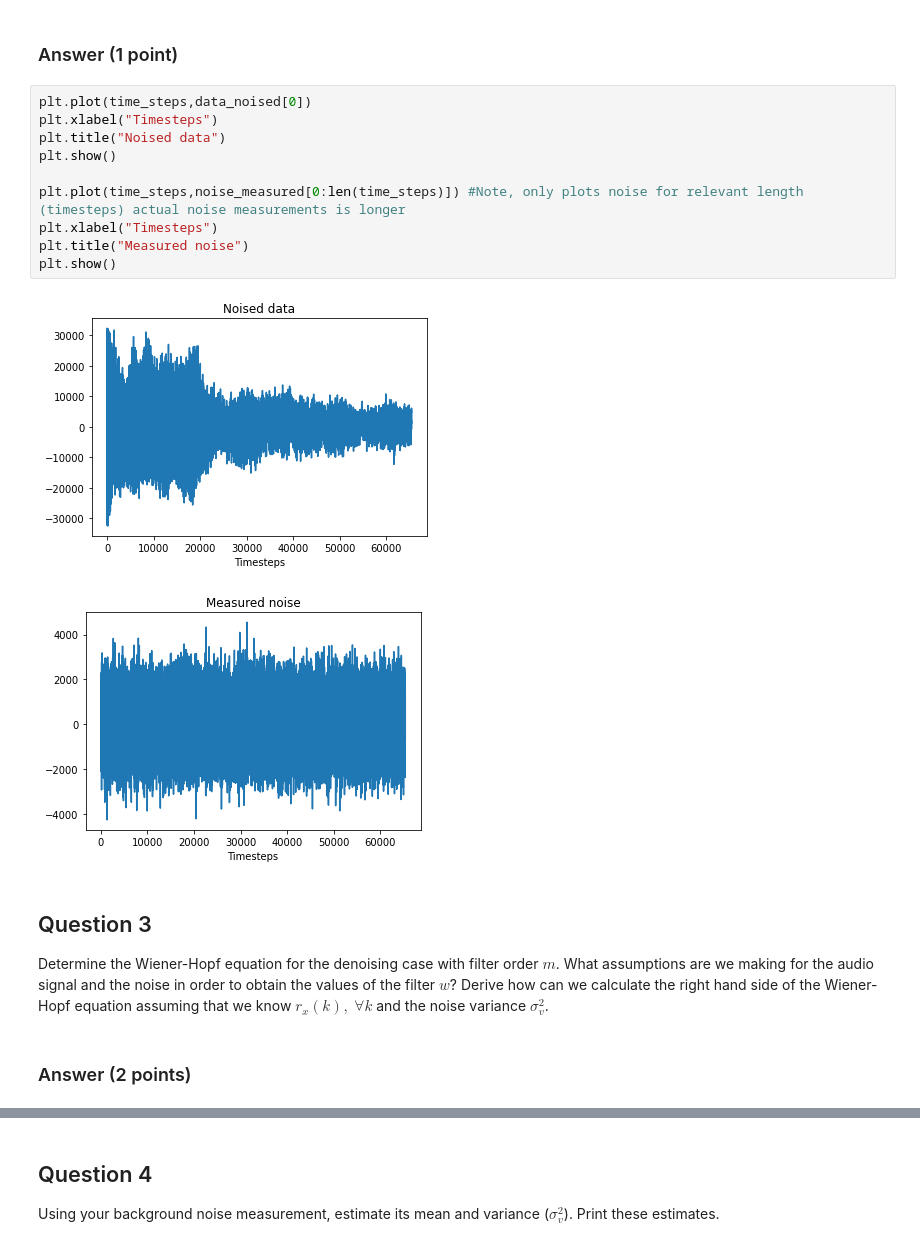
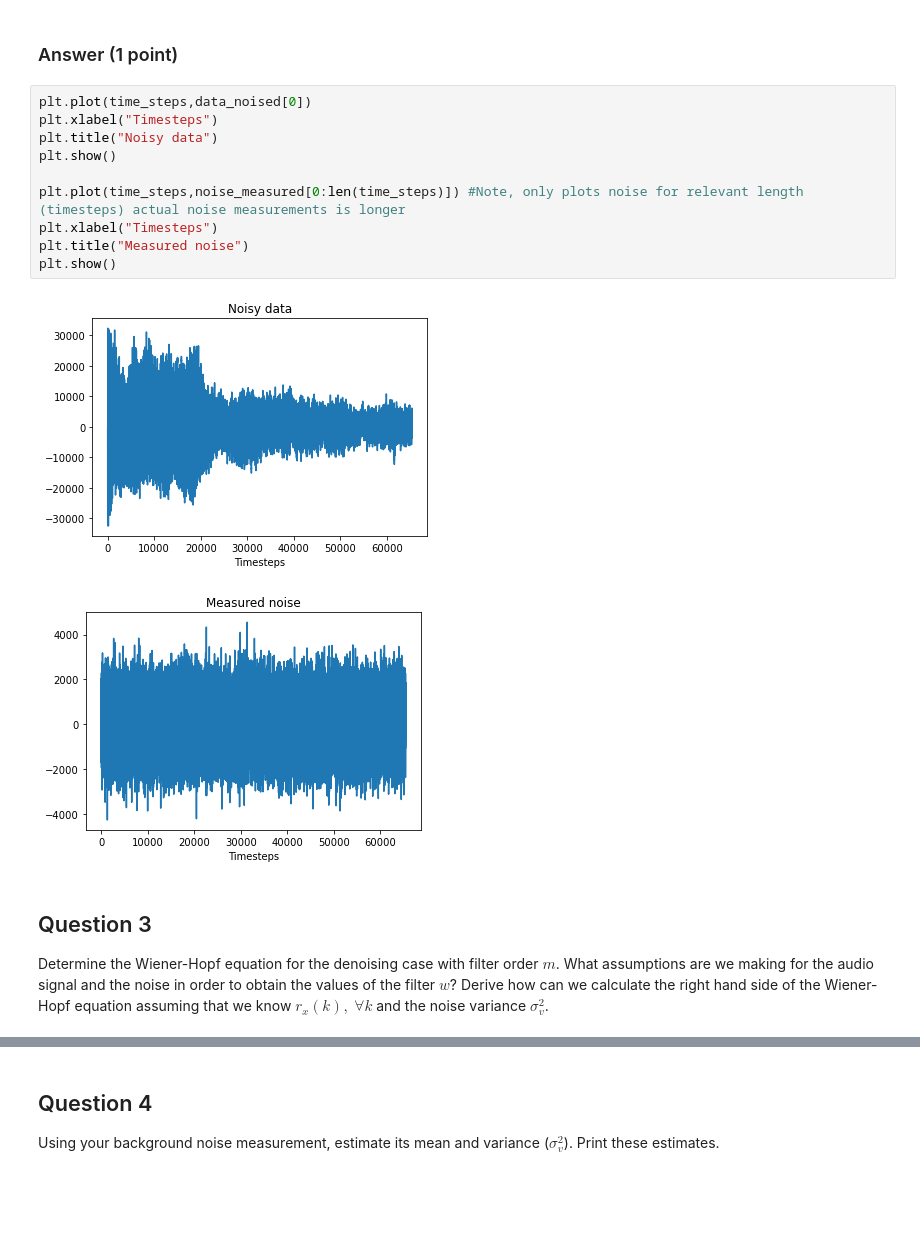
Before and after one commit to lphoogenboom/noisia, a Jupyter notebook: SC42150_PythonAssignment2_Denoising.ipynb, the cells around one changed output, grey strips where cells are left out. Saved outputs shown, nothing was run; the diff lists cells and outputs as text; blank space fills up the shorter version.

```diff
--- a/SC42150_PythonAssignment2_Denoising.ipynb
+++ b/SC42150_PythonAssignment2_Denoising.ipynb
@@ -118,16 +120,16 @@ Use a separate plot for the noise signal.
 # %%
 plt.plot(time_steps,data_noised[0])
 plt.xlabel("Timesteps")
-plt.title("Noised data")
+plt.title("Noisy data")
 plt.show()
 
 plt.plot(time_steps,noise_measured[0:len(time_steps)]) #Note, only plots noise for relevant length (timesteps) actual noise measurements is longer
 plt.xlabel("Timesteps")
 plt.title("Measured noise")
 plt.show()
 # %% [output]
-[figure, old version]
+[figure, new version]
-[figure, old version]
+[figure, new version]
 # %% [markdown]
 ## Question 3
 
@@ -135,5 +137,3 @@ Determine the Wiener-Hopf equation for the denoising case with filter order $m$.
 What assumptions are we making for the audio signal and the noise in order to obtain the values of the filter $w$?
 Derive how can we calculate the right hand side of the Wiener-Hopf equation assuming that we know $r_x(k), \; \forall k$
 and the noise variance $\sigma^2_v$.
-# %% [markdown]
-### Answer (2 points)
```
Also changed, not shown: parts of 6 cells of this notebook.
